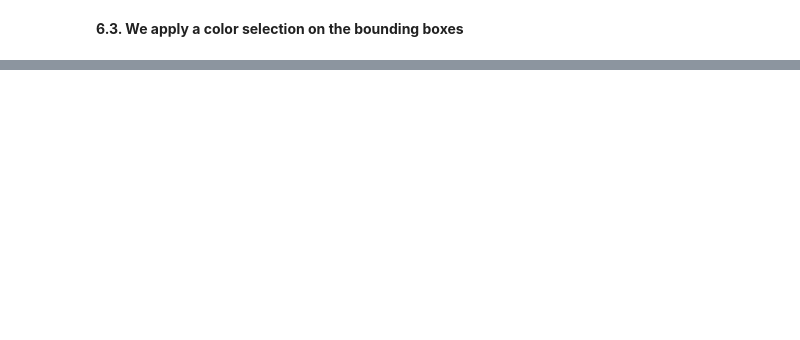
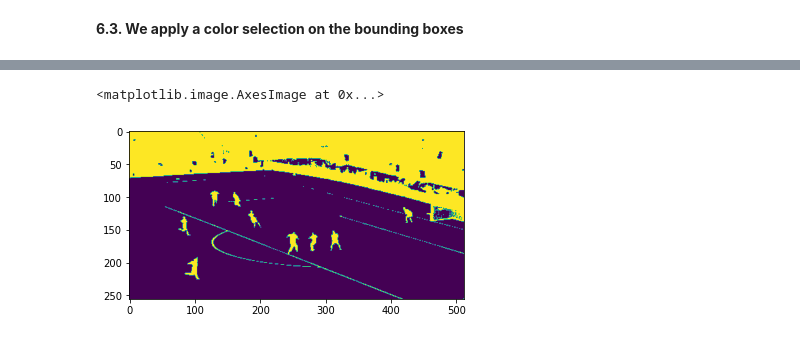
Before and after one commit to chloedia/VIC_PROJECT, a Jupyter notebook: Player_detector.ipynb, the cells around one changed output, grey strips where cells are left out. Saved outputs shown, nothing was run; the diff lists cells and outputs as text; code cells hidden in the pictures; blank space fills up the shorter version.

```diff
--- a/Player_detector.ipynb
+++ b/Player_detector.ipynb
@@ -551,0 +599,5 @@ Text(0.5, 1.0, 'Prediction for frame {}')
+# %%
+plt.imshow(np.invert(mask))
+# %% [output]
+<matplotlib.image.AxesImage at 0x...>
+[figure, added]
```
Also changed, not shown: parts of 16 cells of this notebook, 1 other file.
